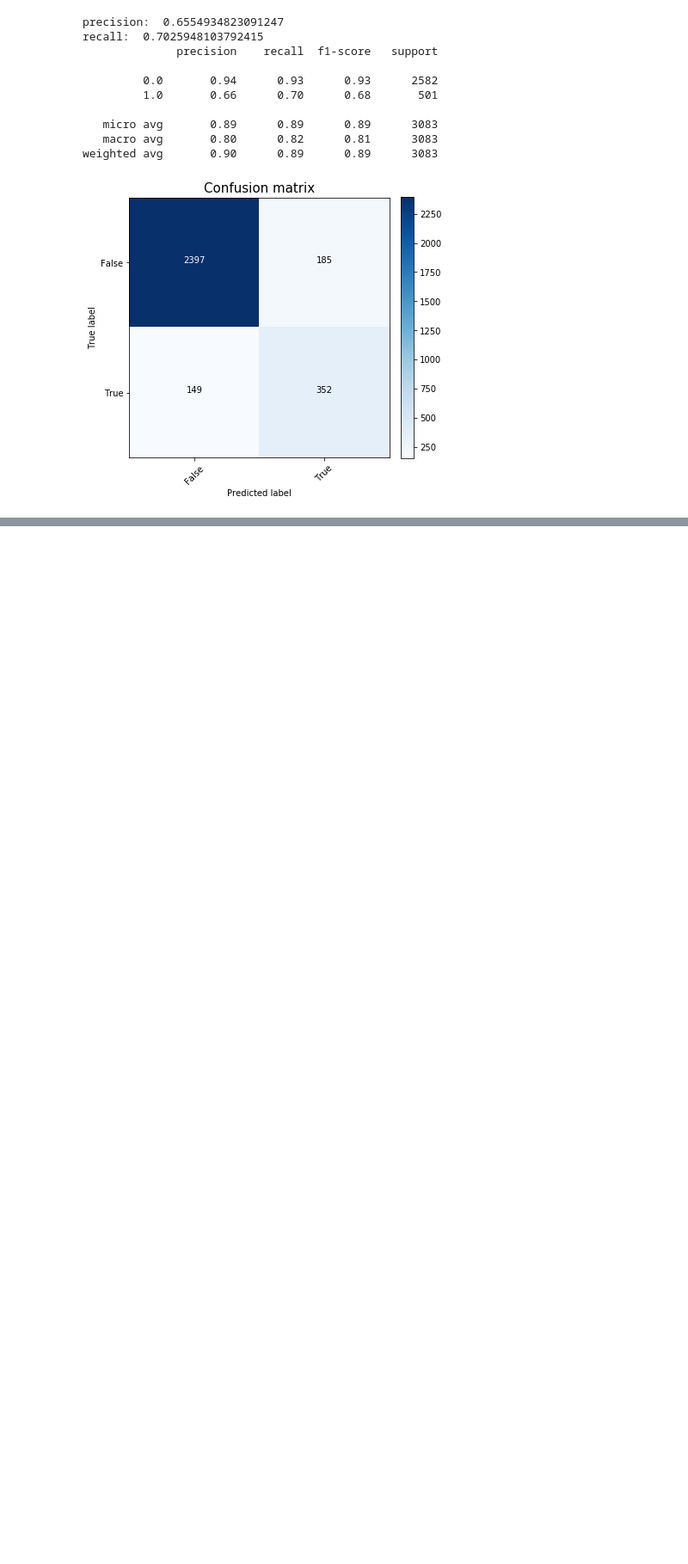
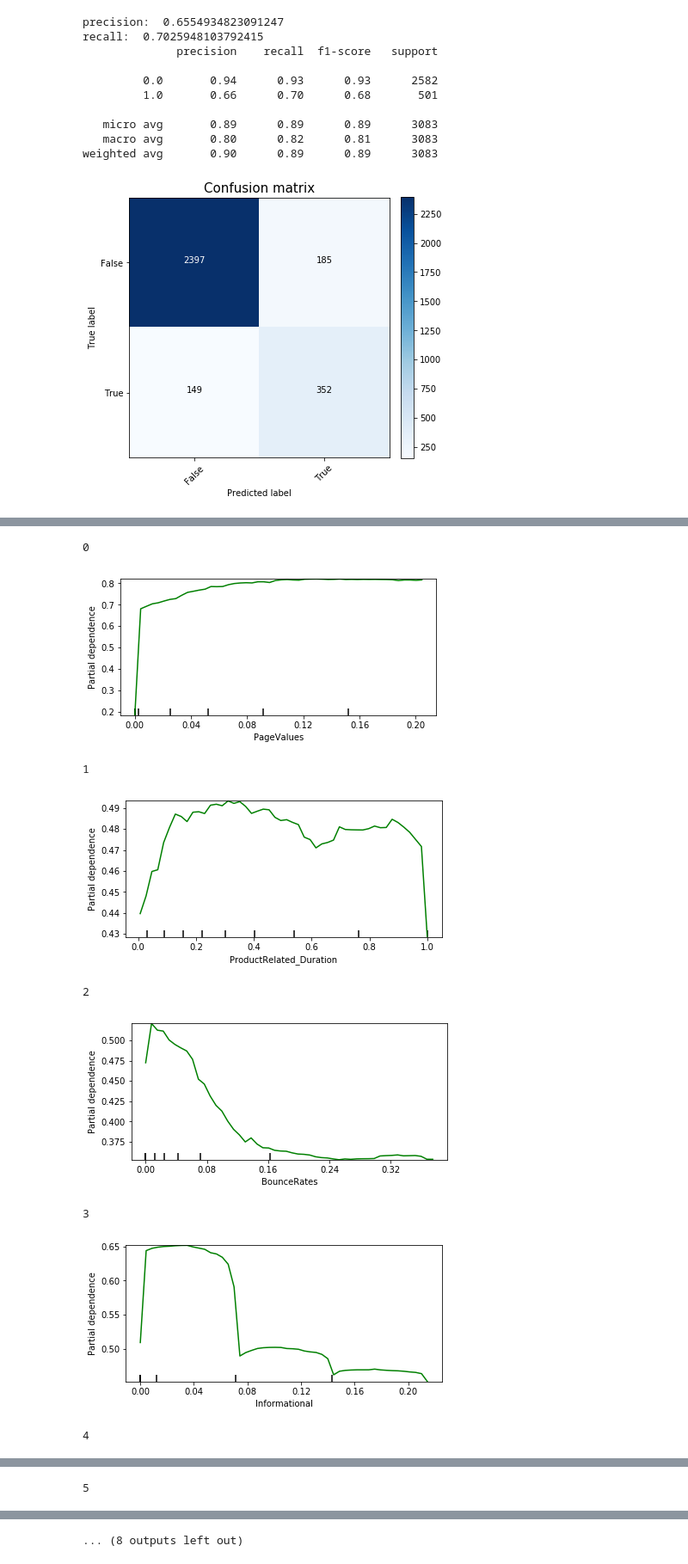
Before and after one commit to teijag/consumer_intention, a Jupyter notebook: intention prediction.ipynb, the cells around one changed output, grey strips where cells are left out. Shown at 86% size. Drawn from its saved outputs; the diff is of its cells as text; code cells hidden in the pictures; blank space fills up the shorter version.

```diff
--- a/intention prediction.ipynb
+++ b/intention prediction.ipynb
@@ -540,0 +542,22 @@ Weekend                   0.017355041472490573
+# %%
+df_scaled = pd.DataFrame(X_train_scaled,columns = X.columns)
+#df_scaled["Converted"] = y_train
+# %%
+for i in range(10):
+    print(i)
+
+    features = top_10[i:i+1]
+
+    plot_partial_dependence(best_rfc, X = df_scaled, features = features,feature_names = X.columns, n_jobs=3, grid_resolution=50)
+
+    plt.show()
+# %% [output]
+0
+[figure, added]
+1
+[figure, added]
+2
+[figure, added]
+3
+[figure, added]
+4
@@ -540,0 +565 @@ Weekend                   0.017355041472490573
+5
@@ -540,0 +567 @@ Weekend                   0.017355041472490573
+... (8 outputs left out)
```
Also changed, not shown: parts of 12 cells of this notebook.
